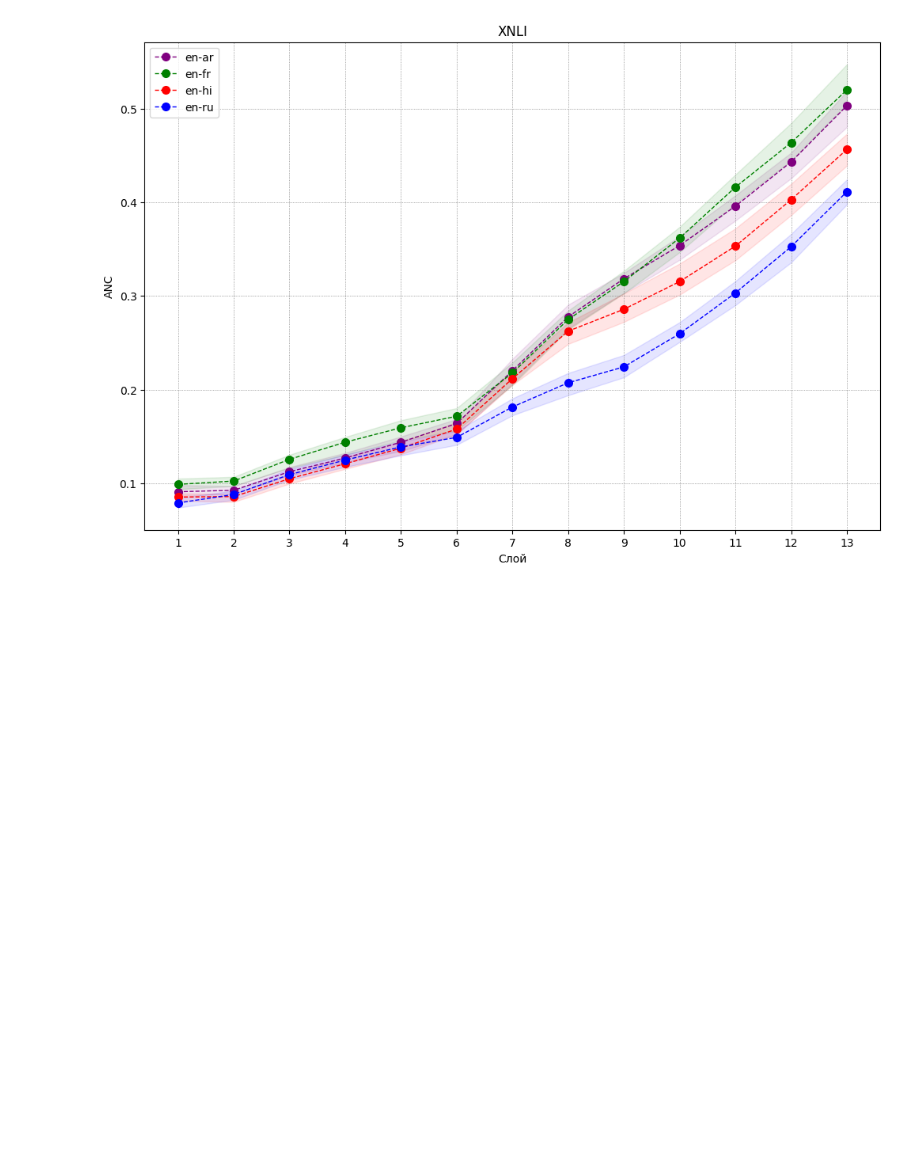
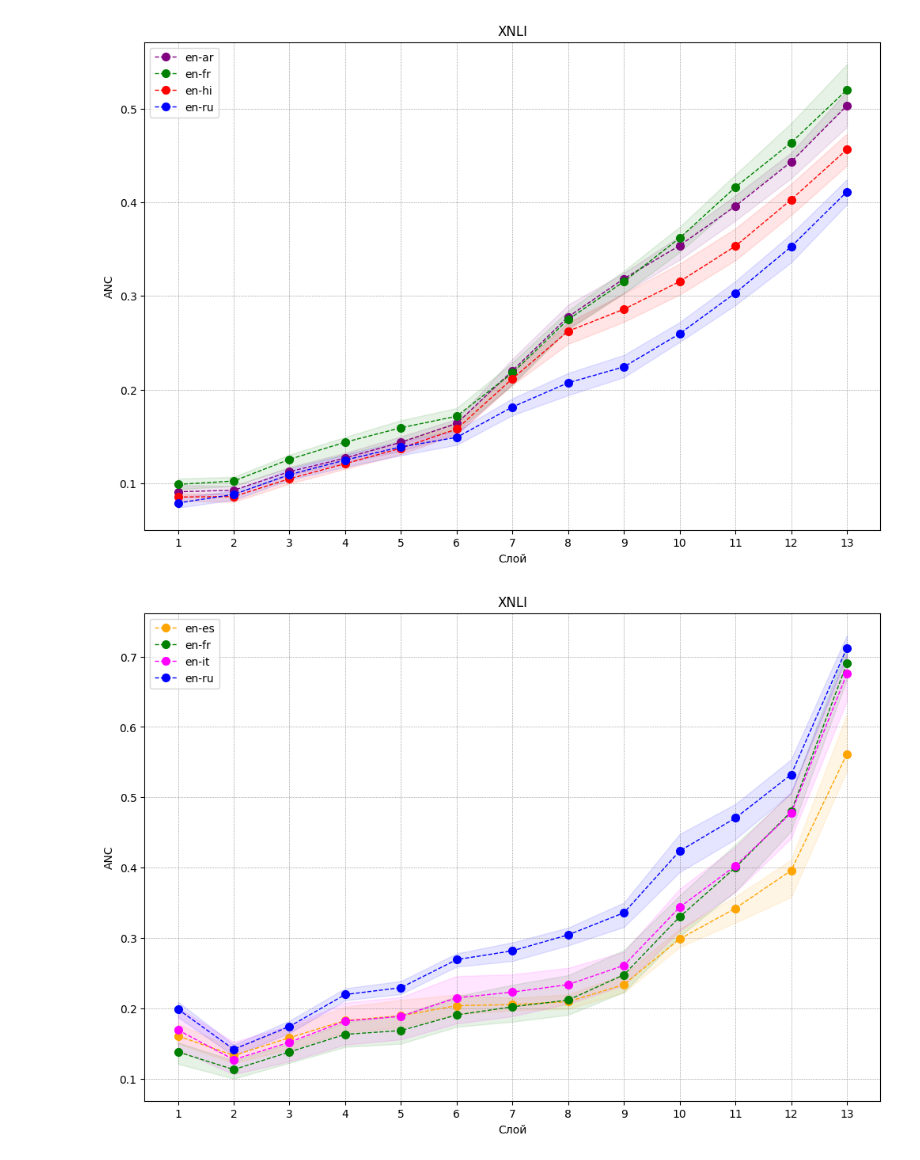
Before and after one commit to AndreyK2001/BERT-Classification, a Jupyter notebook: plots/plots.ipynb, the cells around one changed output. Saved outputs shown, nothing was run; the diff lists cells and outputs as text; code cells hidden in the pictures; blank space fills up the shorter version.

```diff
--- a/plots/plots.ipynb
+++ b/plots/plots.ipynb
@@ -87 +94,30 @@ plt.show()
+# %%
+# Инициализация фигуры для общего графика
+plt.figure(figsize=(12, 8))
+
+
+for (lang_pair, values) in data_VvsW_by_pair.items():
+    # Объединение всех списков значений в один массив для удобства обработки
+    values_array = np.array(values)
+
+    # Вычисление минимального, максимального и среднего значения в каждой точке
+    min_values = values_array.min(axis=0)
+    max_values = values_array.max(axis=0)
+    mean_values = values_array.mean(axis=0)
+
+    # Построение графика
+    x = range(1, len(mean_values)+1)
+    color = colors.get(lang_pair, "grey")
+    plt.plot(x, mean_values, marker='o', markersize=7, label=f'{lang_pair}', color=color, linewidth=1, linestyle='--')
+    plt.fill_between(x, min_values, max_values, color=color, alpha=0.1)
+
+plt.title('XNLI')
+plt.xlabel('Слой')
+plt.ylabel('ANC')
+plt.xticks(range(1, len(mean_values) + 1))
+plt.legend()
+plt.grid(which='major', color='#666666', linestyle=':', linewidth=0.5)
+plt.show()
+# %% [output]
+[figure, added]
 # %%
```
Also changed, not shown: parts of 4 cells of this notebook, 1 other file.
